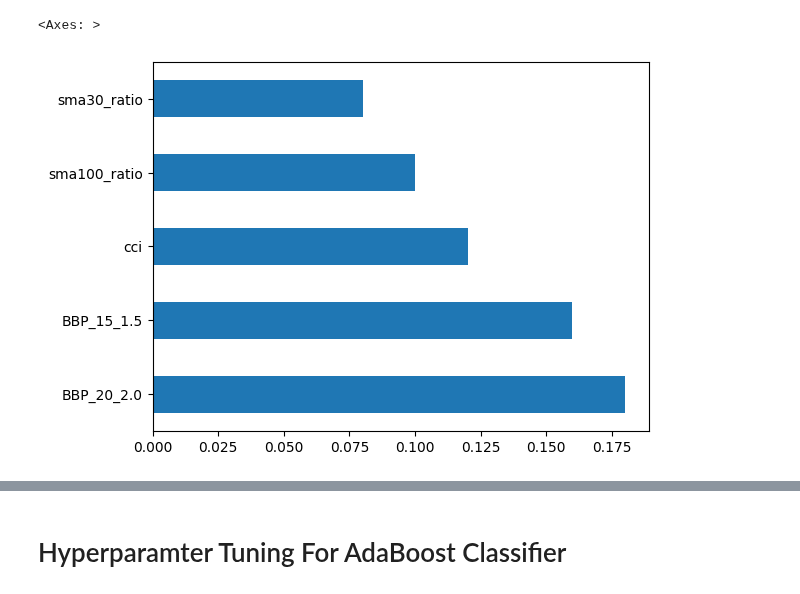
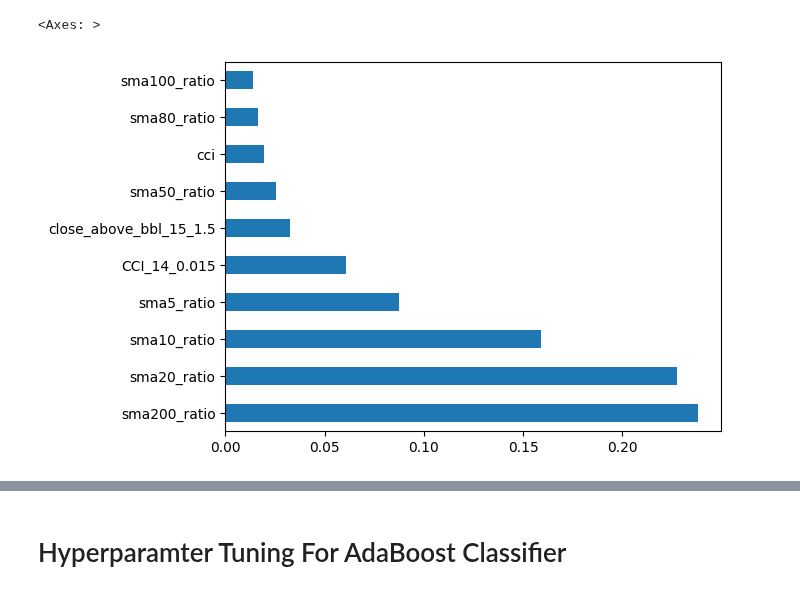
Before and after one commit to saeedeyvazy/forex, a Jupyter notebook: src/ML_Metatrader_Daily.ipynb, the cells around one changed output, grey strips where cells are left out. Saved outputs shown, nothing was run; the diff lists cells and outputs as text; code cells hidden in the pictures.

Commit message:
Add feature importance to randomforest model :construction:

```diff
--- a/src/ML_Metatrader_Daily.ipynb
+++ b/src/ML_Metatrader_Daily.ipynb
@@ -2,7 +2,7 @@
 import pandas as pd
 import pandas_ta as ta
 
-df = pd.read_csv('downloads/mt/EURUSD_H1_201401012300_202408261800.csv', sep="\\t")
+df = pd.read_csv('downloads/mt/EURUSD_M5_201001040000_202410170705.csv', sep="\\t")
 df['Gmt time'] = df['<DATE>'] + ' ' + df['<TIME>']
 
 
@@ -14,3 +14,5 @@ df.drop(columns =['<DATE>', '<TIME>'], inplace=True)
 df=df[df.High!=df.Low]
 df.set_index("Gmt time", inplace=True)
 df.drop(columns=['<TICKVOL>', '<SPREAD>', '<VOL>'], inplace=True)
+
+df.shape
@@ -53,13 +57,12 @@ def feature_engineering(df : pd.DataFrame, i : int, n :int):
     df['sma100_ratio'] = df['Close'] / df['sma100']
     df['sma200_ratio'] = df['Close'] / df['sma200']
 
-    # Adding RSI, CCI, Bollinger Bands, and OBV
-
     df['rsi'] = ta.rsi(df['Close'],length=14)
     df['cci'] = ta.cci(df['High'], df['Low'], df['Close'], window=20, constant=0.015)
     bb_indicator = ta.bbands(df['Close'], length=20, std=2)
 
     df=df.join(bb_indicator)
+
 
     # Adding features derived from the indicators above
 
@@ -69,6 +72,7 @@ def feature_engineering(df : pd.DataFrame, i : int, n :int):
     df['below_bb_low'] = (df['Close'] <= df['BBL_20_2.0']).astype(int)
     df['cci_high'] = (df['cci'] >= 120).astype(int)
     df['cci_low'] = (df['cci'] <= -120).astype(int)
+
     df['sma5 > sma10'] = (df['sma5'] > df['sma10']).astype(int)
     df['sma10 > sma15'] = (df['sma10'] > df['sma15']).astype(int)
     df['sma15 > sma20'] = (df['sma15'] > df['sma20']).astype(int)
@@ -83,6 +87,7 @@ def feature_engineering(df : pd.DataFrame, i : int, n :int):
 
     df['close_bellow_bbu_15_1.5'] = (df['Close'] >= df['BBU_15_1.5']).astype(int)
 
+
     # Removing NaN values from the dataframe
     df.dropna(inplace = True)
     return df
@@ -91,6 +96,8 @@ n = 10**3
 df_list = [ feature_engineering(df[i:i+n], i, i+n) for i in range(0, df.shape[0], n)]
 
 df = pd.concat(df_list)
+ichimoku_data = ta.ichimoku(df['High'], df['Low'], df['Close'], tenkan = 9, kijun = 26, senkou = 52)
+df = pd.concat([df, ichimoku_data[0]], axis=1)
 # %%
 df['prev_fast_sma'] = df['sma30'].shift(1)
 # %%
@@ -122,9 +129,12 @@ df['NextClose'] = df['Close'].shift(-1) - df['Close']
 df['close_after_5_days'] = df['Close'].diff().rolling(5).sum()
 df['close_after_10_days'] = df['Close'].diff().rolling(10).sum()
 
-conditions = [df['close_after_5_days'] <= 0, df['close_after_5_days'] > 0 ]
-choices = [0, 1]
+conditions = [df['close_after_5_days'] < 0, df['close_after_5_days'] == 0, df['close_after_5_days'] > 0 ]
+choices = [ 0, 1, 2]
 df['Target'] = np.select(conditions, choices)
 
+conditions = [df['close_after_10_days'] < 0, df['close_after_10_days'] == 0, df['close_after_10_days'] > 0 ]
+choices = [ 0, 1, 2]
 
-df['Target2'] = np.where(df['close_after_10_days'] <= 0, 0, 1)
+df['Target2'] = np.select(conditions, choices)
+df.shape
@@ -145,7 +157,7 @@ from sklearn.model_selection import train_test_split
 from sklearn.model_selection import KFold, cross_val_score
 
 df.dropna(inplace=True)
-target = df['Target']
+target = df['Target2']
 X_train, X_test, y_train, y_test = train_test_split(df.drop(columns=['Target','Target2', 'NextClose', 'close_after_5_days','close_after_10_days'], axis=1), target, test_size=.3)
 
 sc = MinMaxScaler()
@@ -153,9 +165,9 @@ X_train_scaled = sc.fit_transform(X_train)
 X_test_scaled = sc.transform(X_test)
 
 classifiers = [
-    XGBClassifier(random_state = 42),
-    LGBMClassifier(random_state = 42),
-    AdaBoostClassifier(random_state = 42, n_estimators=45),
+    # XGBClassifier(random_state = 42),
+    # LGBMClassifier(random_state = 42),
+    # AdaBoostClassifier(random_state = 42, n_estimators=45, algorithm='SAMME.R', learning_rate=1.03),
     RandomForestClassifier(random_state = 42, max_depth=30,min_samples_leaf=20, n_estimators=7)
 ]
 
@@ -171,4 +183,8 @@ for clf in classifiers:
     print(f'{type(clf).__name__}: Accuracy Score={accuracy_score(y_test, y_pred):.6f}')
     print(f'{type(clf).__name__}: Mean KFold={scores.mean():.6f}')
     print(f'{type(clf).__name__}: Max KFold={scores.max():.6f}')
+
+
+
+feature_importances = pd.DataFrame(classifiers[0].feature_importances_, index=X_train.columns, columns=['Importance']).sort_values('Importance', ascending=False)
 # %% [output]
@@ -192,8 +250,8 @@ RandomForestClassifier: Max KFold=0.870524
 # %%
-(pd.Series(classifiers[2].feature_importances_, index=df.drop(columns=['Target', 'Target2', 'close_after_10_days', 'NextClose', 'close_after_5_days'], axis=1).columns).nlargest(5).plot(kind='barh'))
+(pd.Series(classifiers[0].feature_importances_, index=df.drop(columns=['Target', 'Target2', 'close_after_10_days', 'NextClose', 'close_after_5_days'], axis=1).columns).nlargest(10).plot(kind='barh'))
 # %% [output]
 <Axes: >
-[figure, old version]
+[figure, new version]
 # %%
 import matplotlib.pyplot as plt
 from sklearn import tree
```
Also changed, not shown: parts of 10 cells of this notebook, 7 other files.
